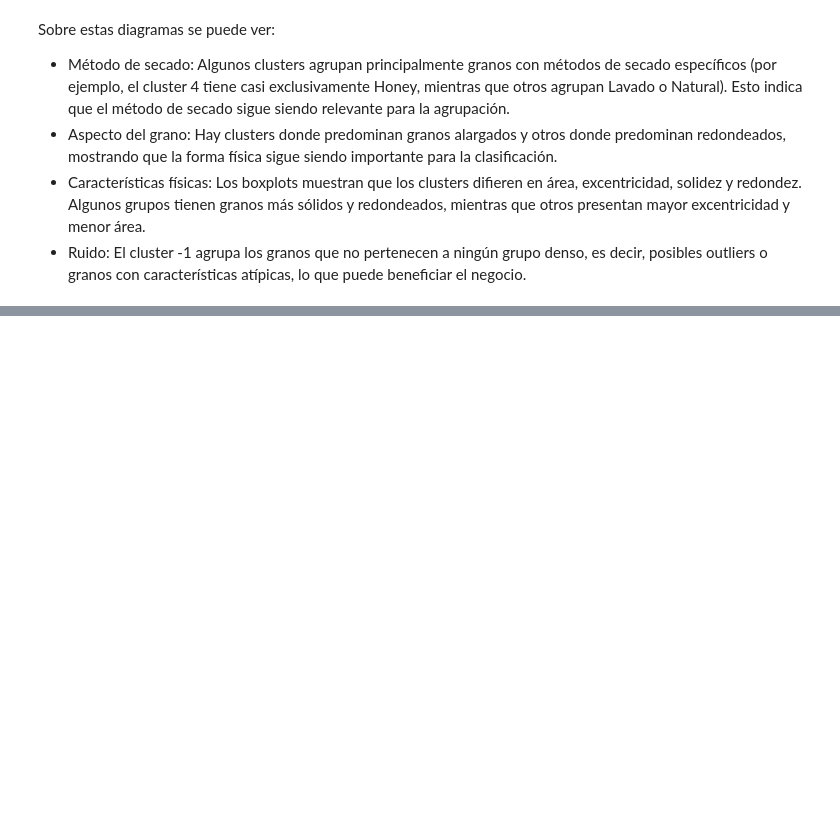
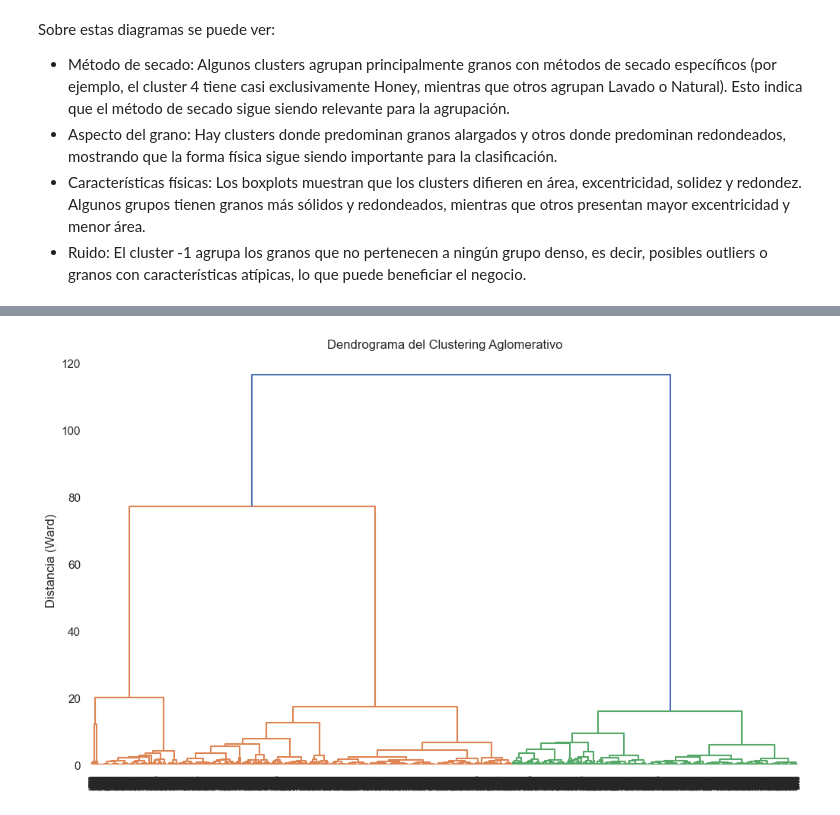
Before and after one commit to BILabsAndProjects/Lab2-Senecafe, a Jupyter notebook: Laboratorio2.ipynb, the cells around one changed output, grey strips where cells are left out. Drawn from its saved outputs; the diff is of its cells as text; code cells hidden in the pictures; blank space fills up the shorter version.

Commit message:
agglomerative clustering

```diff
--- a/Laboratorio2.ipynb
+++ b/Laboratorio2.ipynb
@@ -358,8 +377,10 @@ df_clean = df[(df[numeric_cols] >= 0).all(axis=1)]
 # %% [markdown]
 Finalmente, se codifican las columnas con valores categóricos. Para esto se utiliza One Hot Encoding debido a que no son categorías que tengan orden y se elimina la columna ID ya que no aporta a como atributo al problema.
 # %%
-df_clean = pd.get_dummies(df_clean, columns=['MétodoSecado', 'DefectoVisible','RelacionAspecto'])
-df_clean = df_clean.drop('ID', axis=1)
+df_clean = pd.get_dummies(
+    df_clean, columns=["MétodoSecado", "DefectoVisible", "RelacionAspecto"]
+)
+df_clean = df_clean.drop("ID", axis=1)
 # %%
 df_clean.head()
 # %% [output]
@@ -397,10 +418,12 @@ plt.show()
 Como se puede ver, hay muchos outliers dentro de los datos. Por lo que se entra a revisar por casos.
 Para el caso del Perimetro y la Solidez se decide limpiar los datos muy cercanos a 0 puesto que están alejados de la distribución.
 # %%
-((df_clean['Perimetro'] < 0.1*1e6).sum()/len(df_clean))*100
+((df_clean["Perimetro"] < 0.1 * 1e6).sum() / len(df_clean)) * 100
 
 
-median = df_clean['Perimetro'][df_clean['Perimetro'] >= 0].median()
+median = df_clean["Perimetro"][df_clean["Perimetro"] >= 0].median()
 
-df_clean['Perimetro'] = df_clean['Perimetro'].apply(lambda x: median if x < 0.1*1e6 else x)
+df_clean["Perimetro"] = df_clean["Perimetro"].apply(
+    lambda x: median if x < 0.1 * 1e6 else x
+)
 # %%
@@ -494,10 +545,15 @@ plt.show()
 Finalmente, se utilizó un MinMaxScaler para normalizar los datos debido a que estos tienen rangos muy diferentes entre columnas.
 Con esto, se realiza una gráfica para identificar grupos naturales. Como se puede ver ya es evidente que se forman ciertos grupos por lo que el procesamiento de datos preliminar muestra resultados adecuados.
 # %%
-mms= MinMaxScaler()
+mms = MinMaxScaler()
 df_prep = mms.fit_transform(df_clean)
-df_norm = pd.DataFrame(df_prep, columns =df_clean.columns)
+df_norm = pd.DataFrame(df_prep, columns=df_clean.columns)
 df_clean = df_norm
+
+import pickle as pkl
+
+with open("data.pkl", "wb") as f:
+    pkl.dump(df_clean, f)
 # %%
 Xt = df_clean
 pca = PCA(n_components=2, random_state=42)
@@ -1074,0 +1193,5 @@ Sobre estas diagramas se puede ver:
+# %%
+from sklearn.cluster import AgglomerativeClustering
+
+with open("data.pkl", "rb") as f:
+    X = pkl.load(f)
@@ -1074,0 +1202,14 @@ Sobre estas diagramas se puede ver:
+# %%
+from scipy.cluster.hierarchy import dendrogram, linkage
+
+linked = linkage(X, method="ward")
+
+plt.figure(figsize=(12, 7))
+dendrogram(linked, orientation="top", distance_sort="descending", show_leaf_counts=True)
+
+plt.title("Dendrograma del Clustering Aglomerativo")
+plt.ylabel("Distancia (Ward)")
+plt.grid(axis="y")
+plt.show()
+# %% [output]
+[figure, added]
```
Also changed, not shown: parts of 53 cells of this notebook, 1 other file.
